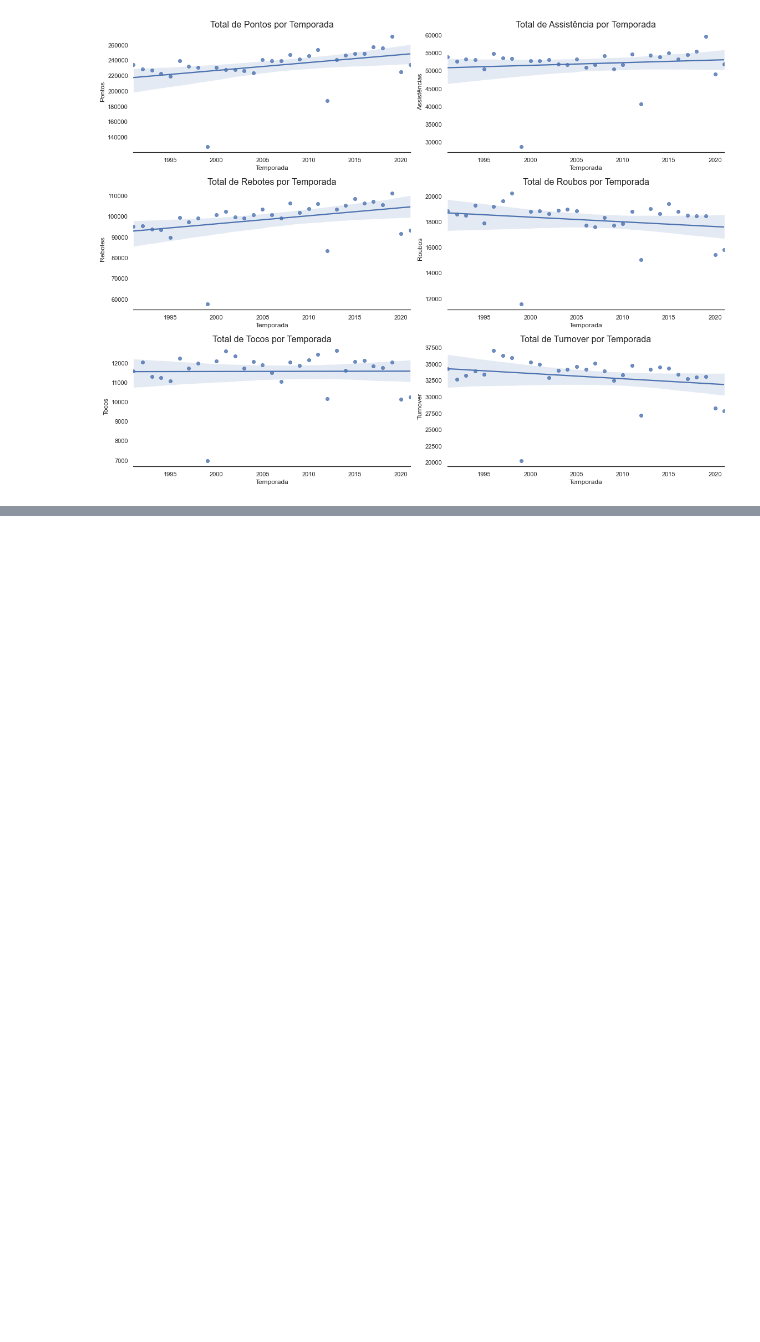
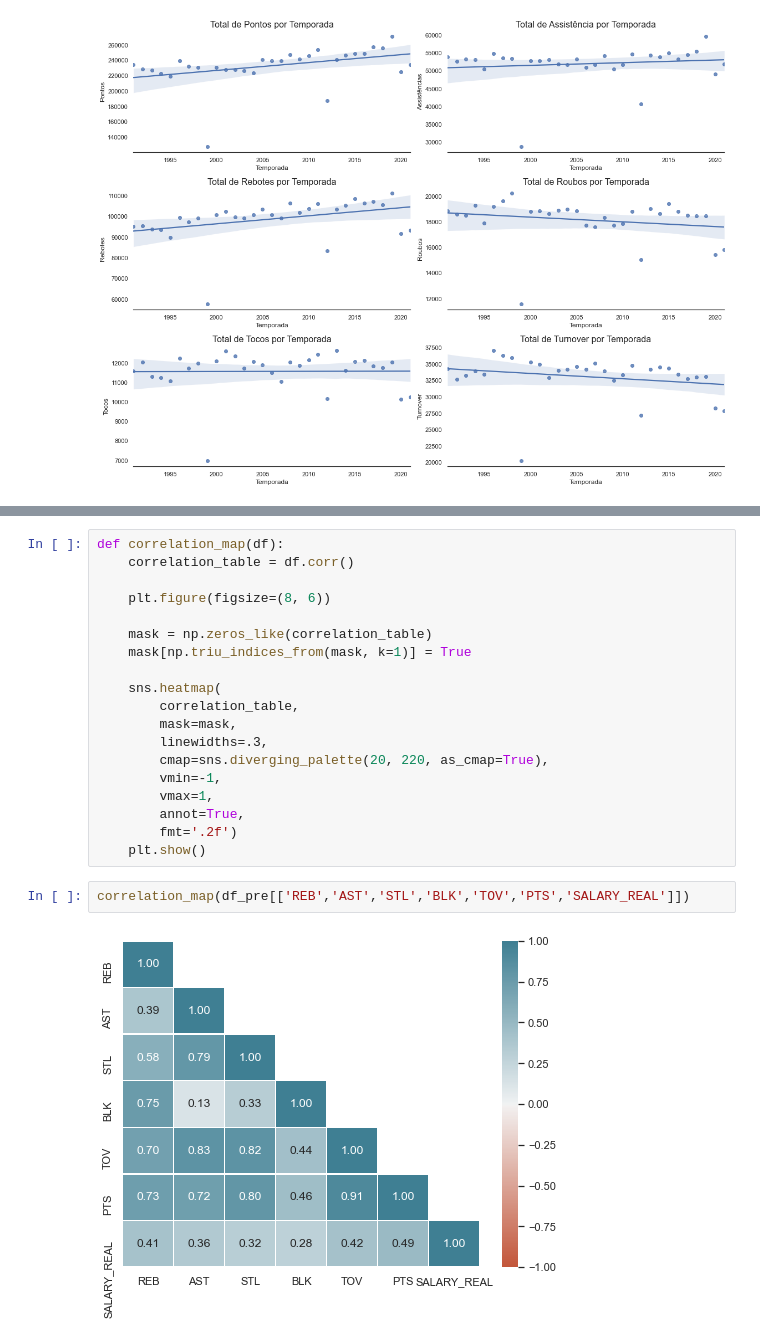
Before and after one commit to ciencia-dados-ifsp-grupo5/NBAstats, a Jupyter notebook: notebooks/NBAstats_data_analyse.ipynb, the cells around one changed output, grey strips where cells are left out. Saved outputs shown, nothing was run; the diff lists cells and outputs as text; blank space fills up the shorter version.

Commit message:
Correlation

```diff
--- a/notebooks/NBAstats_data_analyse.ipynb
+++ b/notebooks/NBAstats_data_analyse.ipynb
@@ -360,0 +366,23 @@ plt.show()
+# %%
+def correlation_map(df):
+    correlation_table = df.corr()
+
+    plt.figure(figsize=(8, 6))
+
+    mask = np.zeros_like(correlation_table)
+    mask[np.triu_indices_from(mask, k=1)] = True
+
+    sns.heatmap(
+        correlation_table,
+        mask=mask,
+        linewidths=.3,
+        cmap=sns.diverging_palette(20, 220, as_cmap=True),
+        vmin=-1,
+        vmax=1,
+        annot=True,
+        fmt='.2f')
+    plt.show()
+# %%
+correlation_map(df_pre[['REB','AST','STL','BLK','TOV','PTS','SALARY_REAL']])
+# %% [output]
+[figure, added]
```
Also changed, not shown: parts of 17 cells of this notebook.
